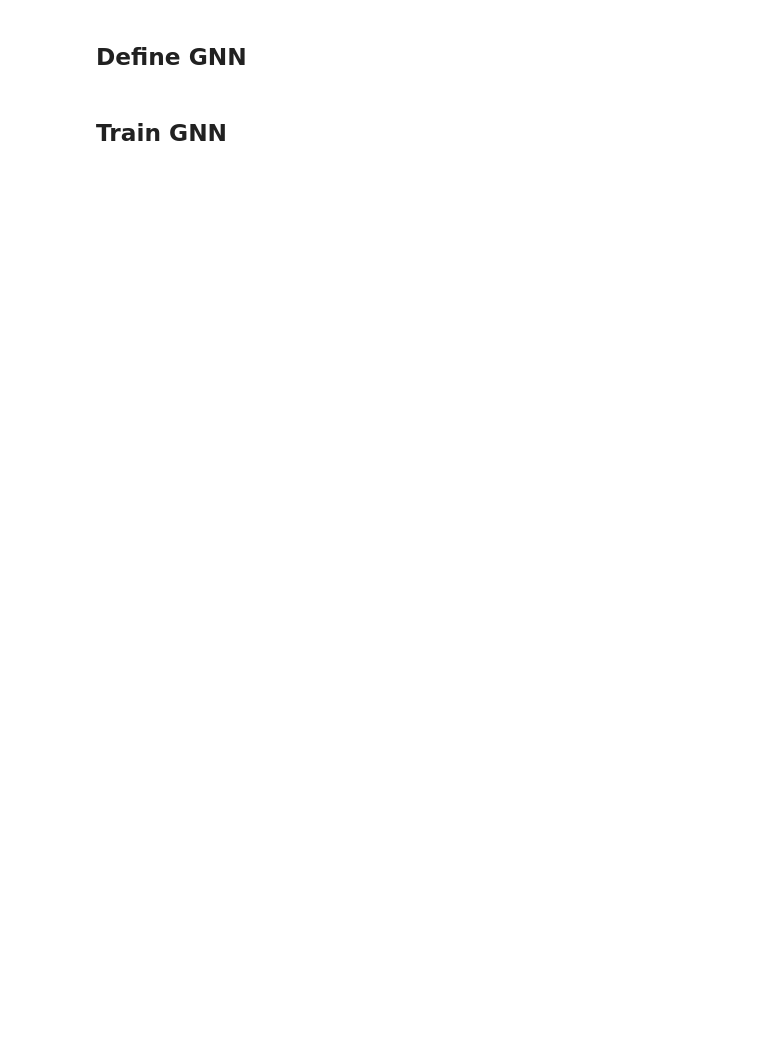
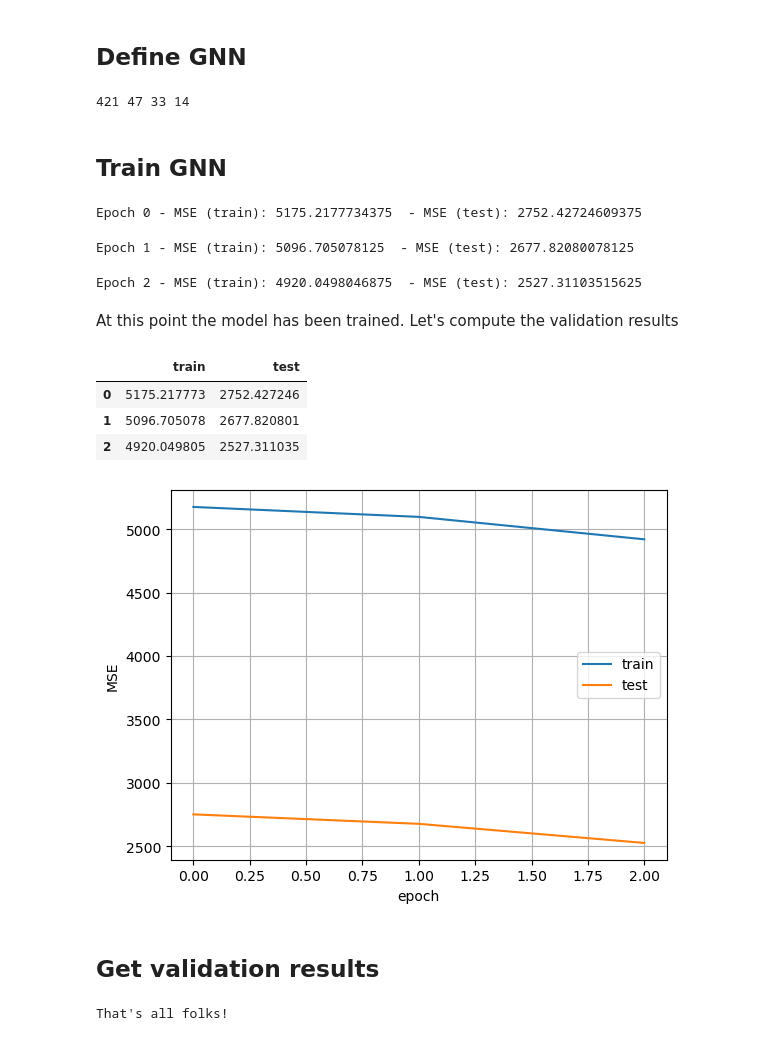
Before and after one commit to fterroso/airpollution_gnn_uca_upct, a Jupyter notebook: 04_gnn_prediction.ipynb, the cells around one changed output. Cells and saved outputs as stored; diff of their text form; code cells hidden in the pictures; blank space fills up the shorter version.

```diff
--- a/04_gnn_prediction.ipynb
+++ b/04_gnn_prediction.ipynb
@@ -68,13 +76,21 @@ embedding_dim=1
 model = HeteroGNN(in_channels_dict=feature_dim, out_channels= embedding_dim, metadata=dataset[0].metadata(), nlayers=n_layers)
 model = model.to(device_)
 
-train_dataset, test_dataset = temporal_signal_split(dataset,  train_ratio=0.99)
+train_dataset, test_dataset = temporal_signal_split(dataset,  train_ratio=0.90)
+# %%
+num_train_snapshots= sum(1 for _ in train_dataset)
+num_testeval_snapshots= sum(1 for _ in test_dataset)
+num_eval_snapshots = int(num_testeval_snapshots * 0.3)
+num_test_snapshots= num_testeval_snapshots - num_eval_snapshots
+print(num_train_snapshots, num_testeval_snapshots, num_test_snapshots, num_eval_snapshots)
+# %% [output]
+421 47 33 14
 # %% [markdown]
 ## Train GNN
 # %%
 #Training parameters
-n_epochs=600
-batch_size= 24 * 1 #hours (3-day batch)
+n_epochs=3
+batch_size= 24 * 1 #hours (1-day batch)
 opt = torch.optim.Adam(model.parameters(), lr=0.001)
 
 def calculate_loss(y_hat_dict, y_dict):
@@ -109,6 +125,7 @@ early_stopper = EarlyStopper(patience=5, min_delta=0.01)
 
 model.train()
 
+loss_epochs=[]
 for epoch in tqdm(range(n_epochs), desc='Training epochs...'):
 
     batch_loss = 0
@@ -145,22 +162,45 @@ for epoch in tqdm(range(n_epochs), desc='Training epochs...'):
         else:
             counter += 1
 
-
     train_epoch_cost = train_epoch_cost / (time+1)
-
 
     # validation
     with torch.no_grad():
         eval_h_lst=[None for i in range(0,n_layers)]
         eval_c_lst=[None for i in range(0,n_layers)]
-        for time, test_snapshot in tqdm(enumerate(test_dataset), desc='Eval snapshots...', leave=False):
-            eval_h_lst, eval_c_lst = model(test_snapshot.x_dict, test_snapshot.edge_index_dict, eval_h_lst, eval_c_lst)
-            snap_eval_loss= calculate_loss(eval_h_lst[-1], test_snapshot.y_dict)
+        for time, test_snapshot in tqdm(enumerate(test_dataset), desc='Test snapshots...', leave=False):
+            if time < num_test_snapshots:
+                eval_h_lst, eval_c_lst = model(test_snapshot.x_dict, test_snapshot.edge_index_dict, eval_h_lst, eval_c_lst)
+                snap_eval_loss= calculate_loss(eval_h_lst[-1], test_snapshot.y_dict)
+                eval_epoch_cost = eval_epoch_cost + snap_eval_loss
 
-            eval_epoch_cost = eval_epoch_cost + snap_eval_loss
     eval_epoch_cost = eval_epoch_cost / (time+1)
 
     if early_stopper.early_stop(eval_epoch_cost):
         print(f'EARLY STOP  AT epoch {epoch} - MSE (train): {train_epoch_cost}  - MSE (test): {eval_epoch_cost}')
         break
     print(f'Epoch {epoch} - MSE (train): {train_epoch_cost}  - MSE (test): {eval_epoch_cost}')
+    loss_epochs.append((train_epoch_cost.item(), eval_epoch_cost.item()))
+# %% [output]
+Epoch 0 - MSE (train): 5175.2177734375  - MSE (test): 2752.42724609375
+Epoch 1 - MSE (train): 5096.705078125  - MSE (test): 2677.82080078125
+Epoch 2 - MSE (train): 4920.0498046875  - MSE (test): 2527.31103515625
+# %% [markdown]
+At this point the model has been trained. Let's compute the validation results
+# %%
+loss_epochs_df= pd.DataFrame(loss_epochs, columns='train test'.split())
+loss_epochs_df.head()
+# %% [output]
+|  | train | test |
+| 0 | 5175.217773 | 2752.427246 |
+| 1 | 5096.705078 | 2677.820801 |
+| 2 | 4920.049805 | 2527.311035 |
+# %%
+loss_epochs_df.plot(grid=True, xlabel='epoch', ylabel='MSE');
+if not os.path.exists(os.path.join('figs')):
+    os.makedirs(os.path.join('figs'))
+plt.savefig(os.path.join('figs',f'mse_loss_evol_{_city}_{_T}.png'), bbox_inches='tight')
+# %% [output]
+[figure, added]
+# %% [markdown]
+## Get validation results
@@ -166,0 +246,4 @@ for epoch in tqdm(range(n_epochs), desc='Training epochs...'):
+# %%
+print("That's all folks!")
+# %% [output]
+That's all folks!
```
Also changed, not shown: parts of 5 cells of this notebook, 1 other file.
